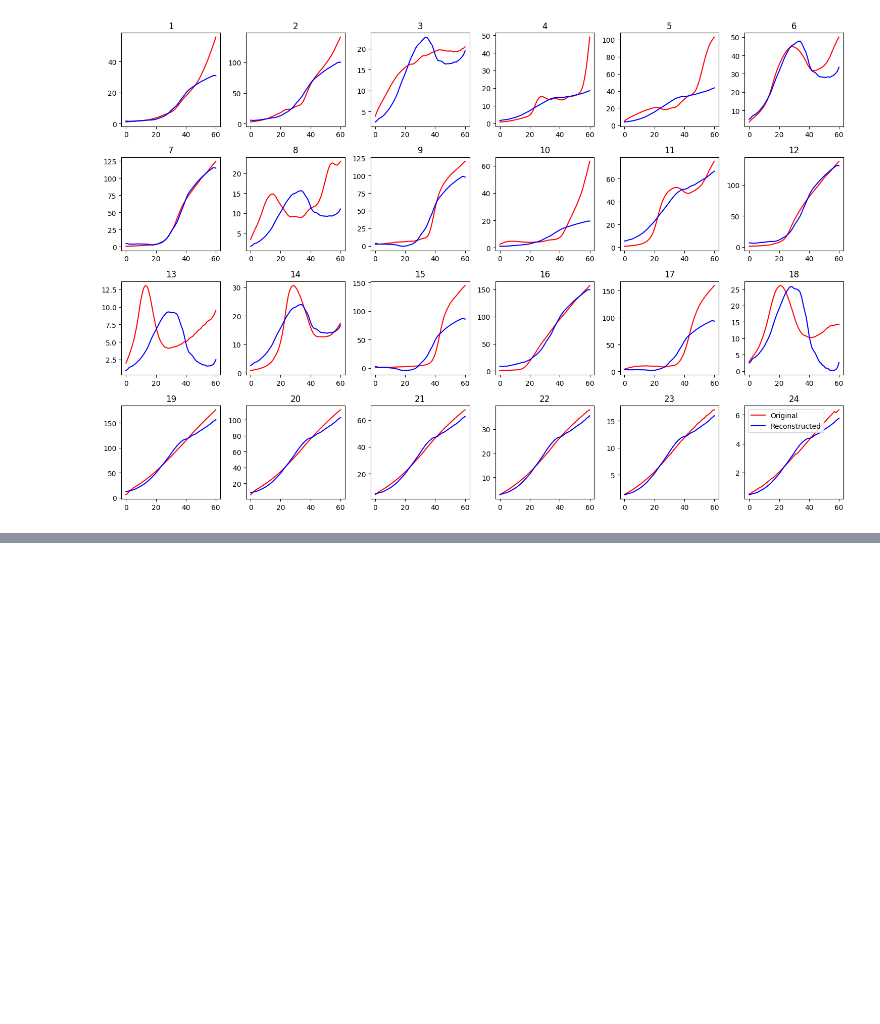
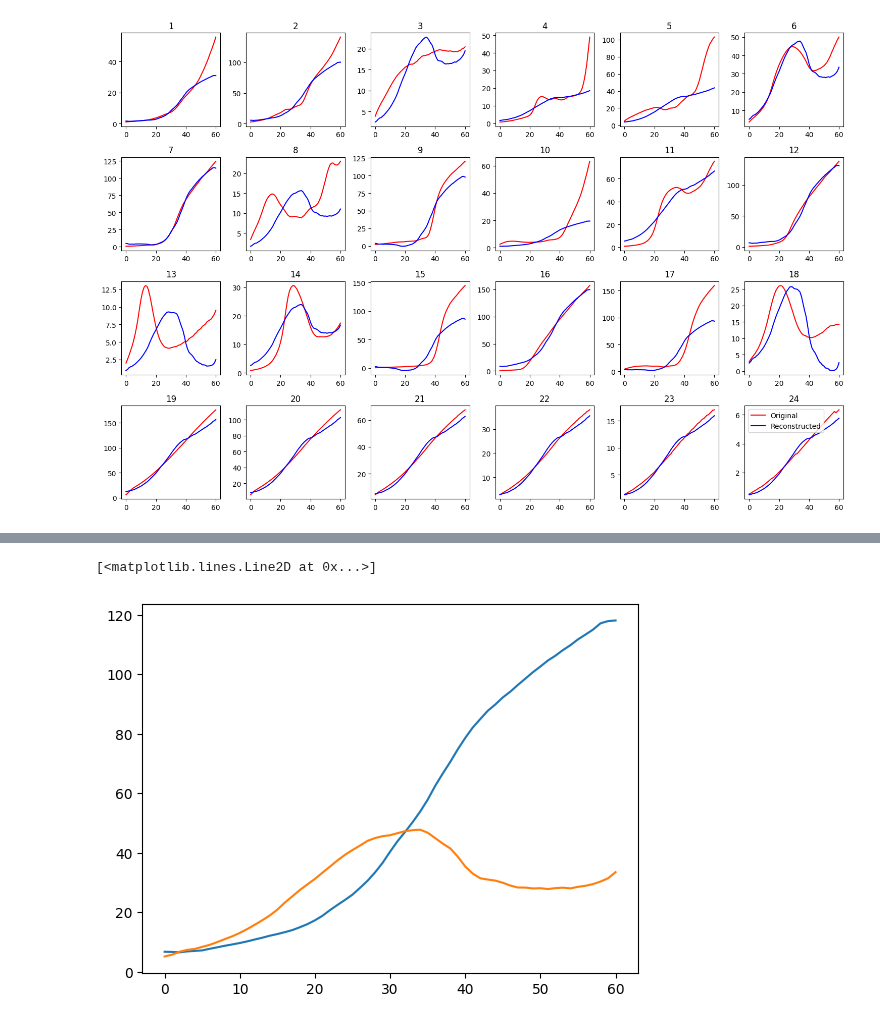
Before and after one commit to mgnarag/painting_restoration, a Jupyter notebook: Spectral_estimation.ipynb, the cells around one changed output, grey strips where cells are left out. Drawn from its saved outputs; the diff is of its cells as text; code cells hidden in the pictures; blank space fills up the shorter version.

```diff
--- a/Spectral_estimation.ipynb
+++ b/Spectral_estimation.ipynb
@@ -104,0 +183,75 @@ eigen shape (2, 61)
+# %%
+import numpy as np
+import pandas as pd
+from scipy.interpolate import interp1d
+from sklearn.decomposition import PCA
+from scipy.io import loadmat
+
+class ReflectanceCalculator:
+    def __init__(self, light_source_file, camera_sensitivity_file, munsell_file):
+        # Load light source
+        P_lambda_raw = pd.read_excel(light_source_file, header=None).values
+        self.Lamda = np.arange(400, 705, 5)
+        interp_func = interp1d(P_lambda_raw[:, 0], P_lambda_raw[:, 1], fill_value="extrapolate")
+        self.P_lambda = interp_func(self.Lamda)
+
+        # Load Munsell reflectance data
+        munsell_data = loadmat(munsell_file)
+        self.R_lambda = munsell_data['munsell']
+
+        # Compute color signal
+        self.C_lambda = self.P_lambda[:, np.newaxis] * self.R_lambda
+
+        # Perform PCA once to compute the eigenspectra
+        pca = PCA(n_components=2)
+        pca.fit(self.C_lambda.T)
+        self.eigen = pca.components_
+
+        # Load camera sensitivity
+        camera_data = np.loadtxt(camera_sensitivity_file)
+        Lambda_raw = camera_data[:, 0]
+        S_R_raw = camera_data[:, 1]
+        S_G_raw = camera_data[:, 2]
+        S_B_raw = camera_data[:, 3]
+
+        S_R = interp1d(Lambda_raw, S_R_raw, fill_value="extrapolate")(self.Lamda)
+        S_G = interp1d(Lambda_raw, S_G_raw, fill_value="extrapolate")(self.Lamda)
+        S_B = interp1d(Lambda_raw, S_B_raw, fill_value="extrapolate")(self.Lamda)
+        self.S_rgb = np.vstack((S_R, S_G, S_B)).T
+
+        # Compute transformation matrix T once
+        self.T = self.S_rgb.T @ self.eigen.T
+
+    def compute_reflectance(self, RGB):
+        # Step 4: Calculate reflectance for given RGB using preloaded data
+        C1 = np.linalg.inv(self.T.T @ self.T)
+        C2 = C1 @ self.T.T
+        q = np.vstack((RGB[0], RGB[1], RGB[2]))
+        a = C2 @ q
+
+        # Reconstruct reflectance
+        reflectance = self.eigen.T @ a
+        return reflectance
+
+# Example usage
+RGB = [q_r[19], q_g[10], q_b[10]]  # Example RGB values
+light_source_file = file_path+'D65_and_A.xlsx'
+camera_sensitivity_file = file_path+'camera_8_spectra.txt'
+munsell_file = file_path+'munsell400_700_5.mat'
+macbeth_file = file_path+'MacbethColorChecker.xlsx'
+
+# Create an instance of the ReflectanceCalculator
+calculator = ReflectanceCalculator(light_source_file, camera_sensitivity_file, munsell_file)
+
+# Now, you can call the compute_reflectance function multiple times without reloading data
+reflectance = calculator.compute_reflectance(RGB)
+#print("Computed Reflectance:", reflectance)
+plt.plot(reflectance)
+# Call it again with different RGB
+RGB2 = [q_r[5], q_g[5], q_b[5]]
+reflectance2 = calculator.compute_reflectance(RGB2)
+#print("Computed Reflectance for RGB2:", reflectance2)
+plt.plot(reflectance2)
+# %% [output]
+[<matplotlib.lines.Line2D at 0x...>]
+[figure, added]
```
Also changed, not shown: parts of 4 cells of this notebook.
